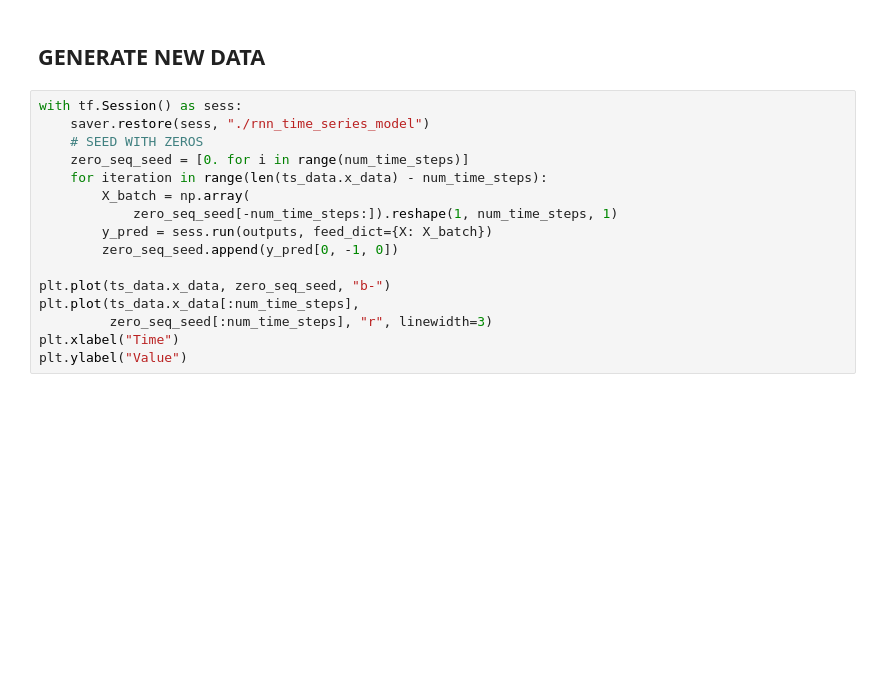
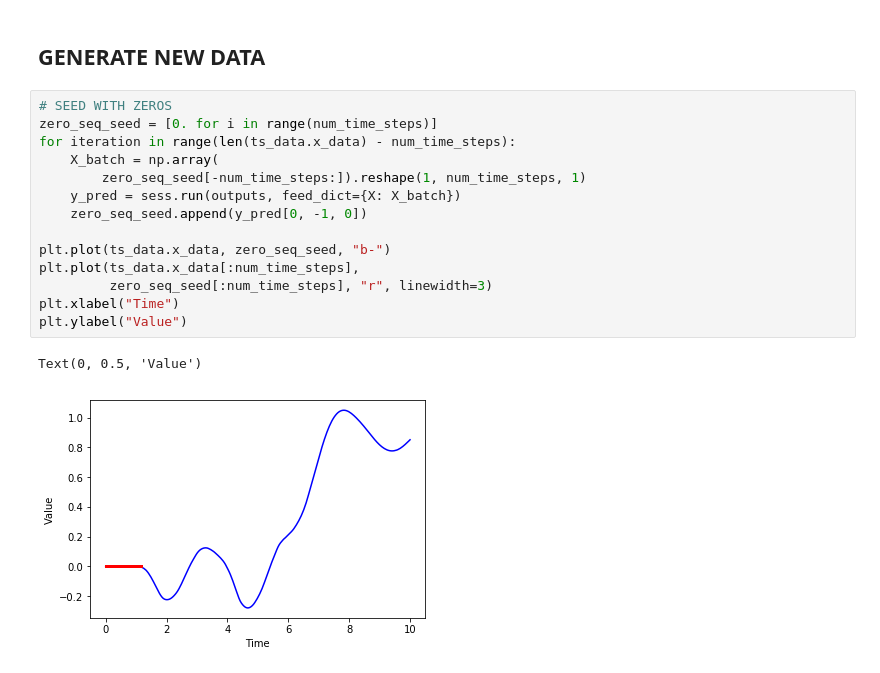
Before and after one commit to Przemoo16/TensorFlow-Basics, a Jupyter notebook: 4. Recurrent/Recurrent Network.ipynb, the cells around one changed output. Saved outputs shown, nothing was run; the diff lists cells and outputs as text; blank space fills up the shorter version.

```diff
--- a/4. Recurrent/Recurrent Network.ipynb
+++ b/4. Recurrent/Recurrent Network.ipynb
@@ -245,19 +251,20 @@ plt.tight_layout()
 # %% [markdown]
 ## GENERATE NEW DATA
 # %%
-with tf.Session() as sess:
-    saver.restore(sess, "./rnn_time_series_model")
-    # SEED WITH ZEROS
-    zero_seq_seed = [0. for i in range(num_time_steps)]
-    for iteration in range(len(ts_data.x_data) - num_time_steps):
-        X_batch = np.array(
-            zero_seq_seed[-num_time_steps:]).reshape(1, num_time_steps, 1)
-        y_pred = sess.run(outputs, feed_dict={X: X_batch})
-        zero_seq_seed.append(y_pred[0, -1, 0])
+# SEED WITH ZEROS
+zero_seq_seed = [0. for i in range(num_time_steps)]
+for iteration in range(len(ts_data.x_data) - num_time_steps):
+    X_batch = np.array(
+        zero_seq_seed[-num_time_steps:]).reshape(1, num_time_steps, 1)
+    y_pred = sess.run(outputs, feed_dict={X: X_batch})
+    zero_seq_seed.append(y_pred[0, -1, 0])
 
 plt.plot(ts_data.x_data, zero_seq_seed, "b-")
 plt.plot(ts_data.x_data[:num_time_steps],
          zero_seq_seed[:num_time_steps], "r", linewidth=3)
 plt.xlabel("Time")
 plt.ylabel("Value")
+# %% [output]
+Text(0, 0.5, 'Value')
+[figure, added]
 # %%
```
Also changed, not shown: parts of 59 cells of this notebook, 1 other file.
